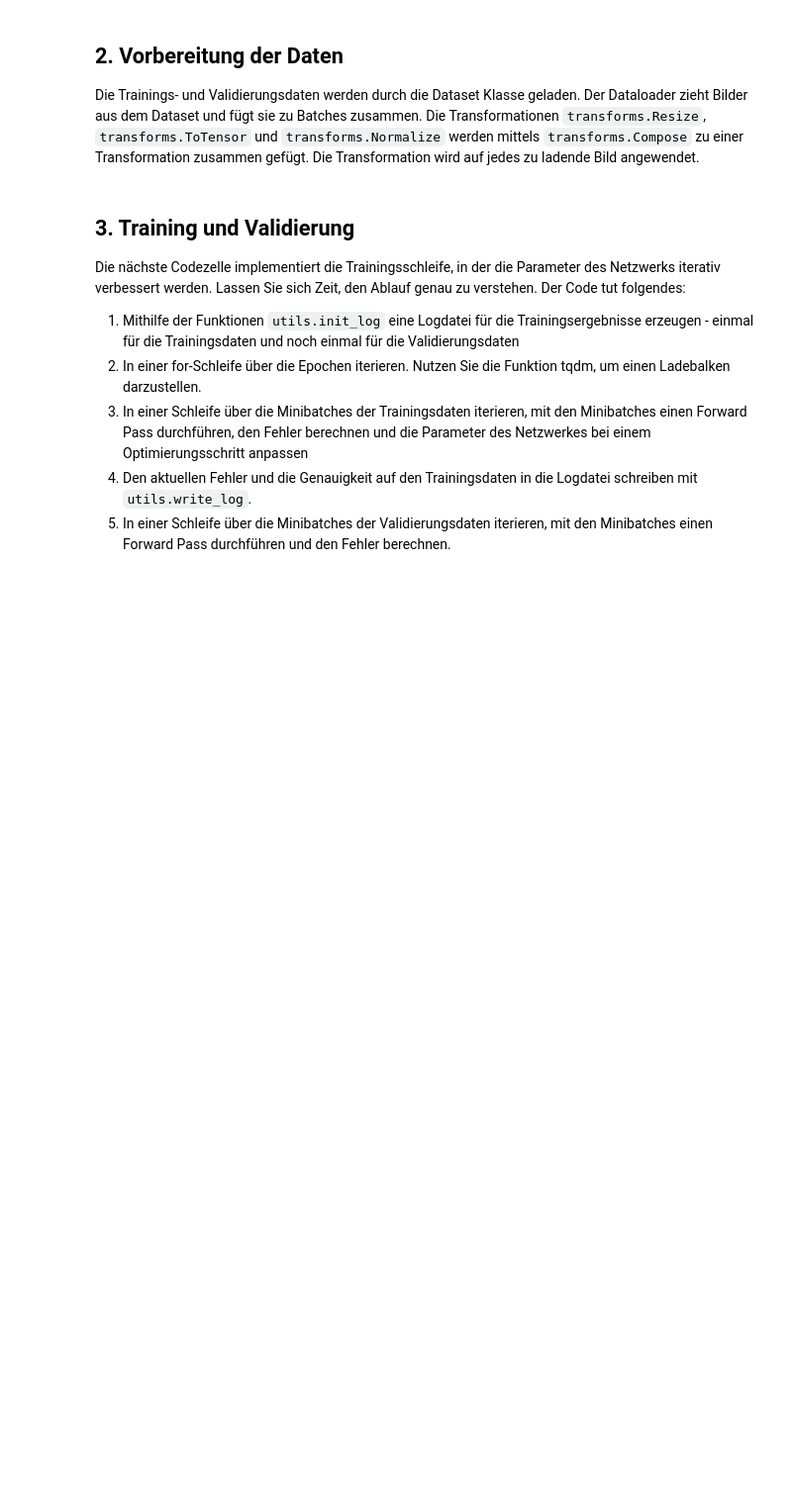
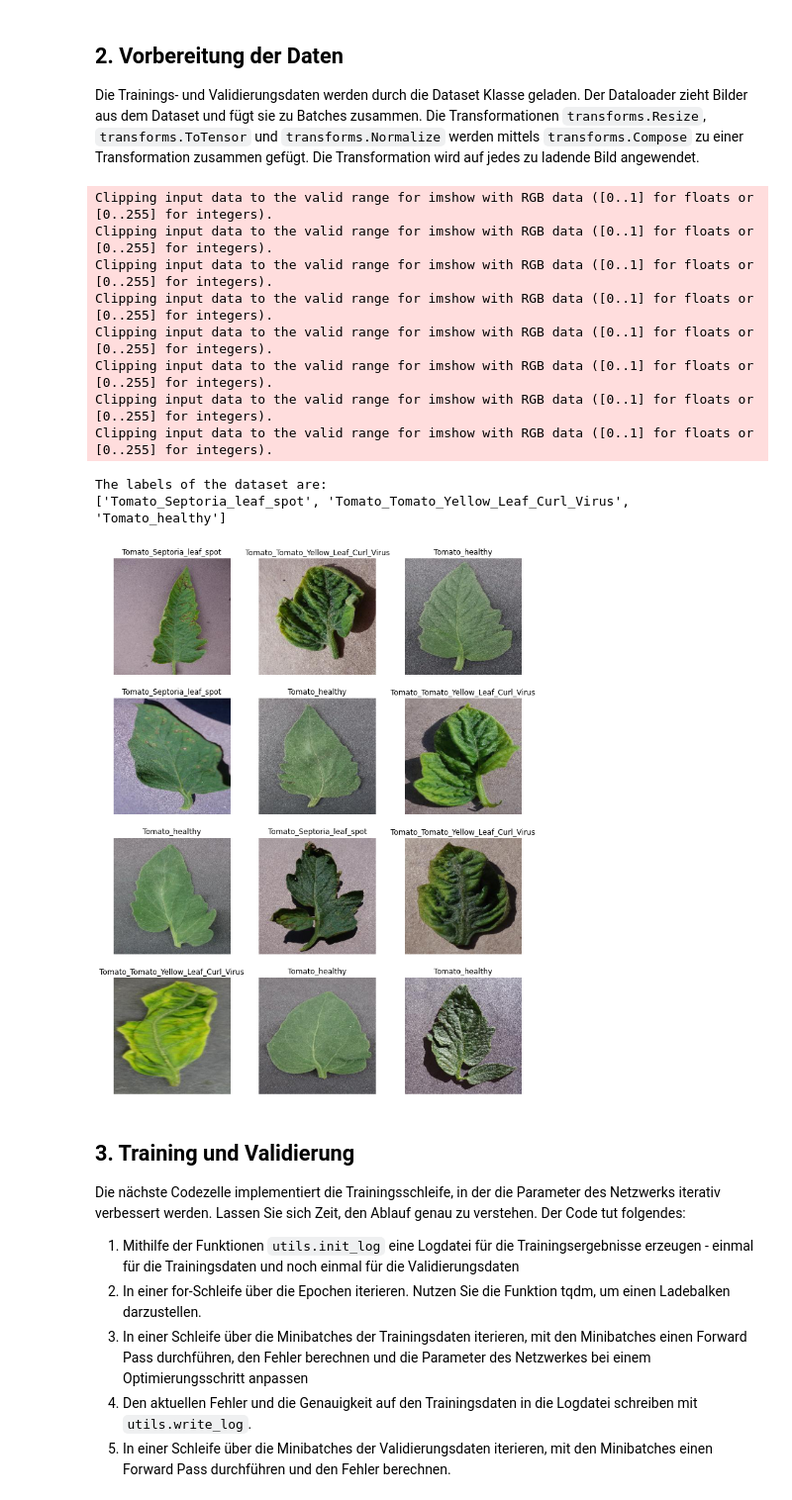
Before and after one commit to Criscraft/HackathonDigitaltag2022, a Jupyter notebook: TrainingAndValidation.ipynb, the cells around one changed output. Shown at 99% size. Cells and saved outputs as stored; diff of their text form; code cells hidden in the pictures; blank space fills up the shorter version.

```diff
--- a/TrainingAndValidation.ipynb
+++ b/TrainingAndValidation.ipynb
@@ -91,6 +94,26 @@ val_loader = torch.utils.data.DataLoader(valset, batch_size=BATCH_SIZE)
 #Testdatensatz
 testset = ImageFolder(DATA_TEST, transform=transformations)
 test_loader = torch.utils.data.DataLoader(testset, batch_size=BATCH_SIZE)
+# %%
+""" Plotten von einigen Trainingsbildern """
+print("The labels of the dataset are:")
+print(trainset.classes)
+indices = np.random.randint(0, len(trainset), 12)
+plotted_images = [trainset[index][0].numpy() for index in indices]
+plotted_labels = [trainset.classes[trainset[index][1]] for index in indices]
+fig = utils.plot_images(plotted_images, plotted_labels, norm_mean=norm_mean, norm_std=norm_std)
+# %% [output]
+Clipping input data to the valid range for imshow with RGB data ([0..1] for floats or [0..255] for integers).
+Clipping input data to the valid range for imshow with RGB data ([0..1] for floats or [0..255] for integers).
+Clipping input data to the valid range for imshow with RGB data ([0..1] for floats or [0..255] for integers).
+Clipping input data to the valid range for imshow with RGB data ([0..1] for floats or [0..255] for integers).
+Clipping input data to the valid range for imshow with RGB data ([0..1] for floats or [0..255] for integers).
+Clipping input data to the valid range for imshow with RGB data ([0..1] for floats or [0..255] for integers).
+Clipping input data to the valid range for imshow with RGB data ([0..1] for floats or [0..255] for integers).
+Clipping input data to the valid range for imshow with RGB data ([0..1] for floats or [0..255] for integers).
+The labels of the dataset are:
+['Tomato_Septoria_leaf_spot', 'Tomato_Tomato_Yellow_Leaf_Curl_Virus', 'Tomato_healthy']
+[figure, added]
 # %% [markdown]
 ## 3. Training und Validierung
 
```
Also changed, not shown: parts of 6 cells of this notebook, 5 other files.
